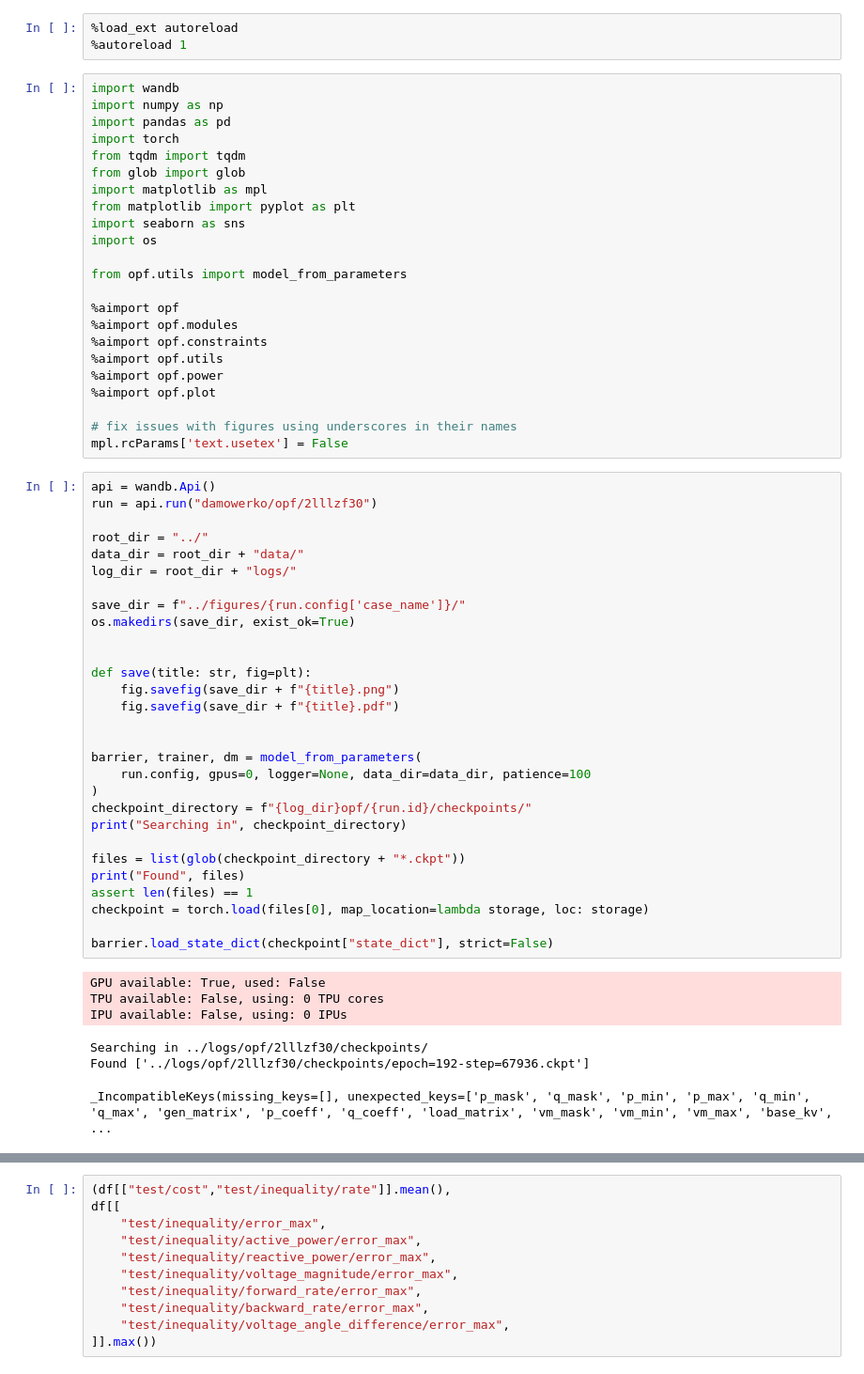
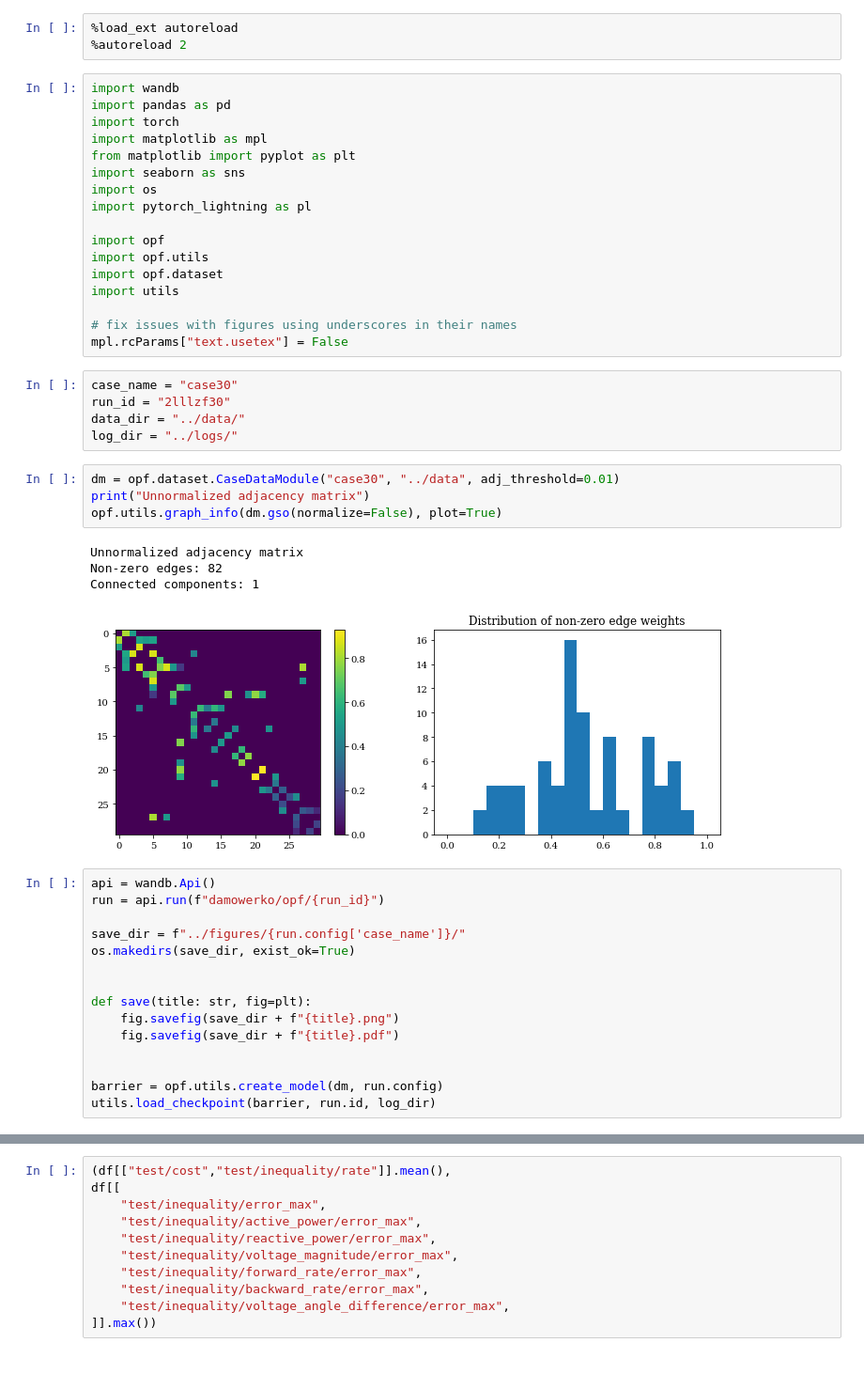
Before and after one commit to Damowerko/opf, a Jupyter notebook: paper/analysis.ipynb, the cells around one changed output, grey strips where cells are left out. Shown: that part at 94% size. Saved outputs shown, nothing was run; the diff lists cells and outputs as text.

```diff
--- a/paper/analysis.ipynb
+++ b/paper/analysis.ipynb
@@ -1,36 +1,40 @@
 # %%
 %load_ext autoreload
-%autoreload 1
+%autoreload 2
 # %%
 import wandb
-import numpy as np
 import pandas as pd
 import torch
-from tqdm import tqdm
-from glob import glob
 import matplotlib as mpl
 from matplotlib import pyplot as plt
 import seaborn as sns
 import os
+import pytorch_lightning as pl
 
-from opf.utils import model_from_parameters
-
-%aimport opf
-%aimport opf.modules
-%aimport opf.constraints
-%aimport opf.utils
-%aimport opf.power
-%aimport opf.plot
+import opf
+import opf.utils
+import opf.dataset
+import utils
 
 # fix issues with figures using underscores in their names
-mpl.rcParams['text.usetex'] = False
+mpl.rcParams["text.usetex"] = False
+# %%
+case_name = "case30"
+run_id = "2lllzf30"
+data_dir = "../data/"
+log_dir = "../logs/"
+# %%
+dm = opf.dataset.CaseDataModule("case30", "../data", adj_threshold=0.01)
+print("Unnormalized adjacency matrix")
+opf.utils.graph_info(dm.gso(normalize=False), plot=True)
+# %% [output]
+Unnormalized adjacency matrix
+Non-zero edges: 82
+Connected components: 1
+[figure, added]
 # %%
 api = wandb.Api()
-run = api.run("damowerko/opf/2lllzf30")
-
-root_dir = "../"
-data_dir = root_dir + "data/"
-log_dir = root_dir + "logs/"
+run = api.run(f"damowerko/opf/{run_id}")
 
 save_dir = f"../figures/{run.config['case_name']}/"
 os.makedirs(save_dir, exist_ok=True)
@@ -41,22 +45,5 @@ def save(title: str, fig=plt):
     fig.savefig(save_dir + f"{title}.pdf")
 
 
-barrier, trainer, dm = model_from_parameters(
-    run.config, gpus=0, logger=None, data_dir=data_dir, patience=100
-)
-checkpoint_directory = f"{log_dir}opf/{run.id}/checkpoints/"
-print("Searching in", checkpoint_directory)
-
-files = list(glob(checkpoint_directory + "*.ckpt"))
-print("Found", files)
-assert len(files) == 1
-checkpoint = torch.load(files[0], map_location=lambda storage, loc: storage)
-
-barrier.load_state_dict(checkpoint["state_dict"], strict=False)
+barrier = opf.utils.create_model(dm, run.config)
+utils.load_checkpoint(barrier, run.id, log_dir)
-# %% [output]
-GPU available: True, used: False
-TPU available: False, using: 0 TPU cores
-IPU available: False, using: 0 IPUs
-Searching in ../logs/opf/2lllzf30/checkpoints/
-Found ['../logs/opf/2lllzf30/checkpoints/epoch=192-step=67936.ckpt']
-_IncompatibleKeys(missing_keys=[], unexpected_keys=['p_mask', 'q_mask', 'p_min', 'p_max', 'q_min', 'q_max', 'gen_matrix', 'p_coeff', 'q_coeff', 'load_matrix', 'vm_mask', 'vm_min', 'vm_max', 'base_kv', ...
```
Also changed, not shown: parts of 2 cells of this notebook, 8 other files.
